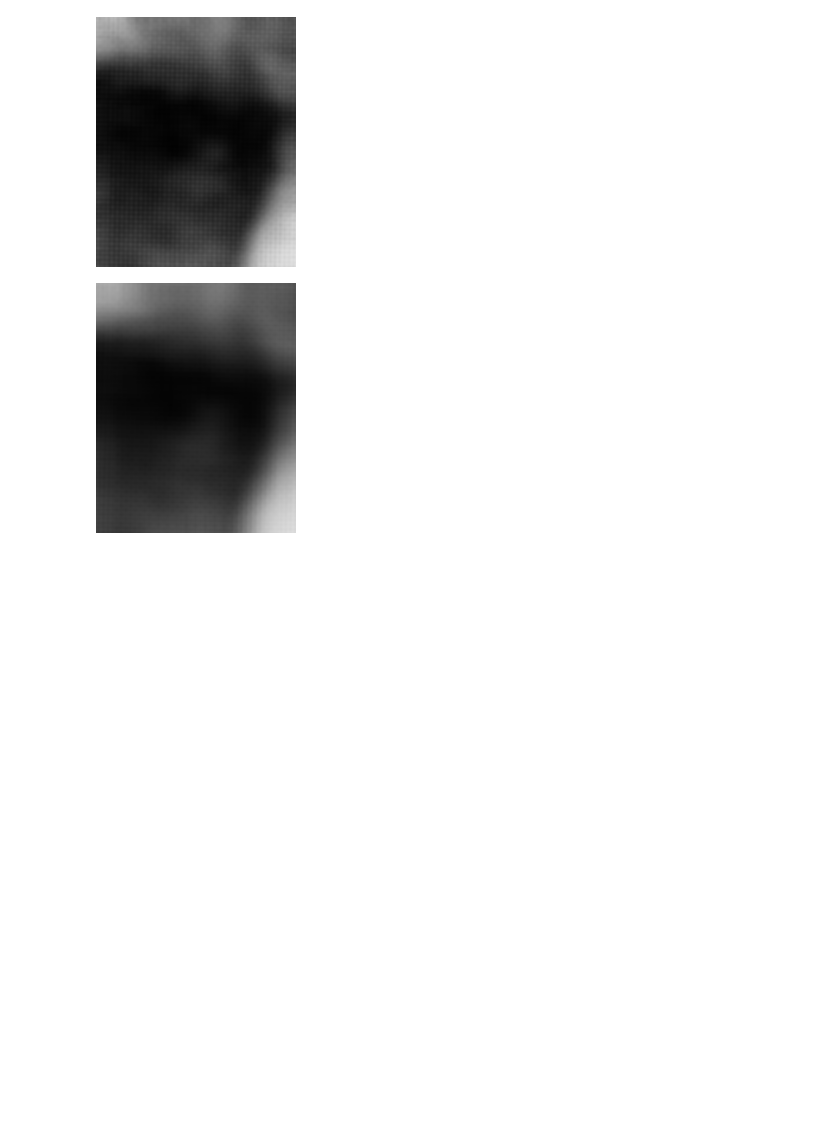
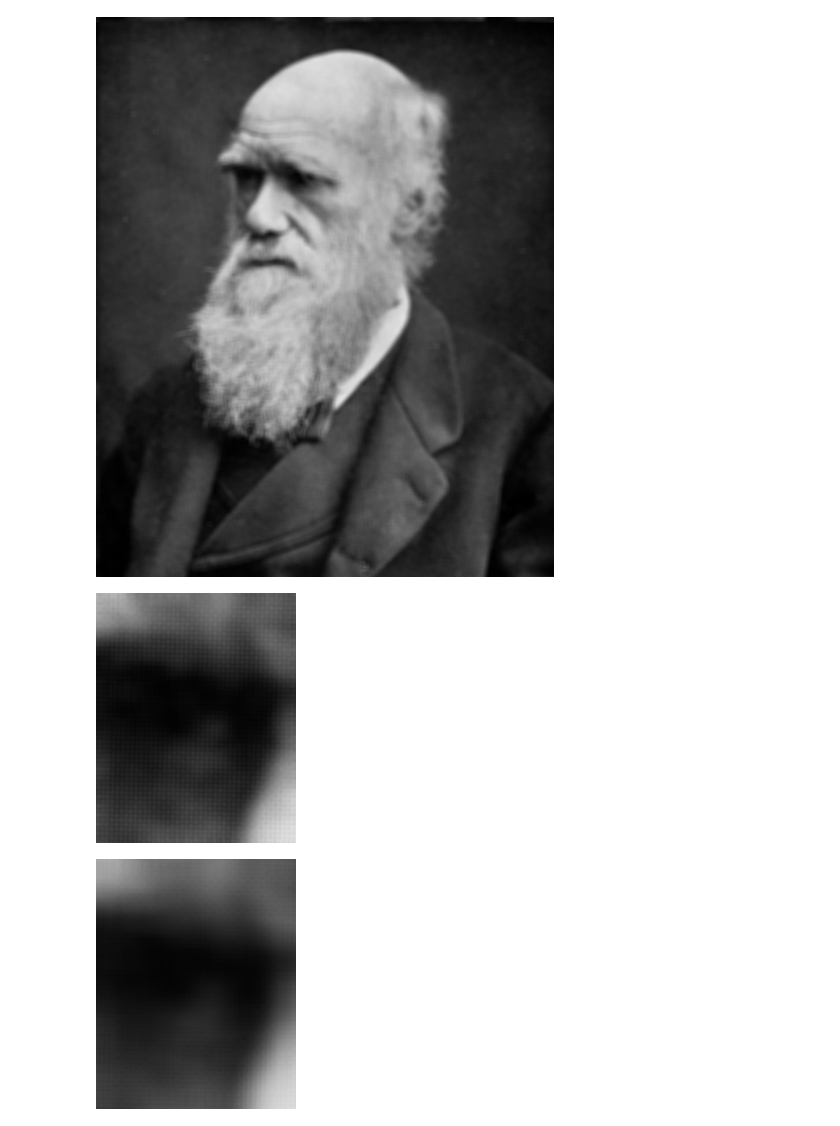
Before and after one commit to mivt18/02blur, a Jupyter notebook: 02blur.ipynb, the cells around one changed output. Saved outputs shown, nothing was run; the diff lists cells and outputs as text; code cells hidden in the pictures; blank space fills up the shorter version.

```diff
--- a/02blur.ipynb
+++ b/02blur.ipynb
@@ -66,0 +73,5 @@ blur_np(pic,6)
+# %%
+img2 = blur_npnp(img, 5)
+img2
+# %% [output]
+[figure, added]
```
Also changed, not shown: parts of 6 cells of this notebook, 2 other files.
